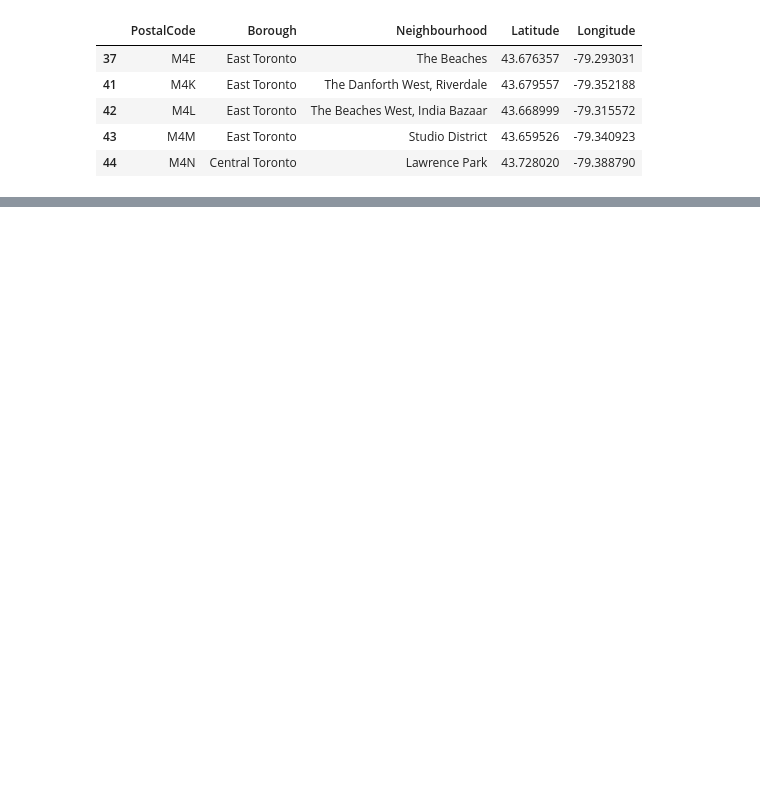
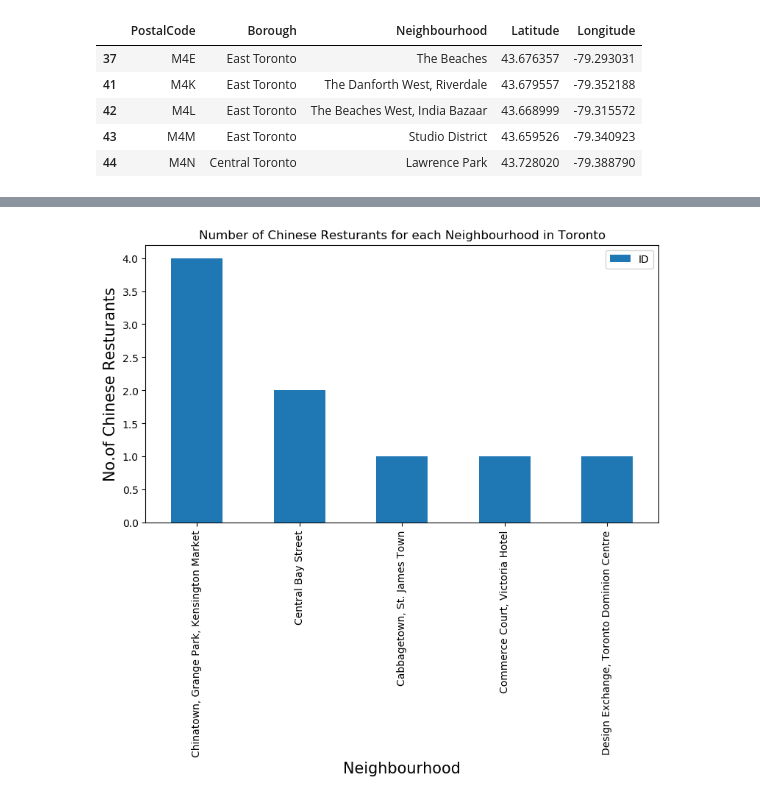
Before and after one commit to koksiong-sg/Applied-Data-Science-Captsone, a Jupyter notebook: Neighborhoods in Toronto.ipynb, the cells around one changed output, grey strips where cells are left out. Cells and saved outputs as stored; diff of their text form; code cells hidden in the pictures; blank space fills up the shorter version.

```diff
--- a/Neighborhoods in Toronto.ipynb
+++ b/Neighborhoods in Toronto.ipynb
@@ -186,0 +354,16 @@ Business Reply Mail Processing Centre 969 Eastern
+# %%
+plt.figure(figsize=(9,5), dpi = 100)
+# title
+plt.title('Number of Chinese Resturants for each Neighbourhood in Toronto')
+#On x-axis
+plt.xlabel('Neighbourhood', fontsize = 15)
+#On y-axis
+plt.ylabel('No.of Chinese Resturants', fontsize=15)
+#giving a bar plot
+ch_rest_df.groupby('Neighbourhood')['ID'].count().nlargest(5).plot(kind='bar')
+#legend
+plt.legend()
+#displays the plot
+plt.show()
+# %% [output]
+[figure, added]
```
Also changed, not shown: parts of 63 cells of this notebook.
